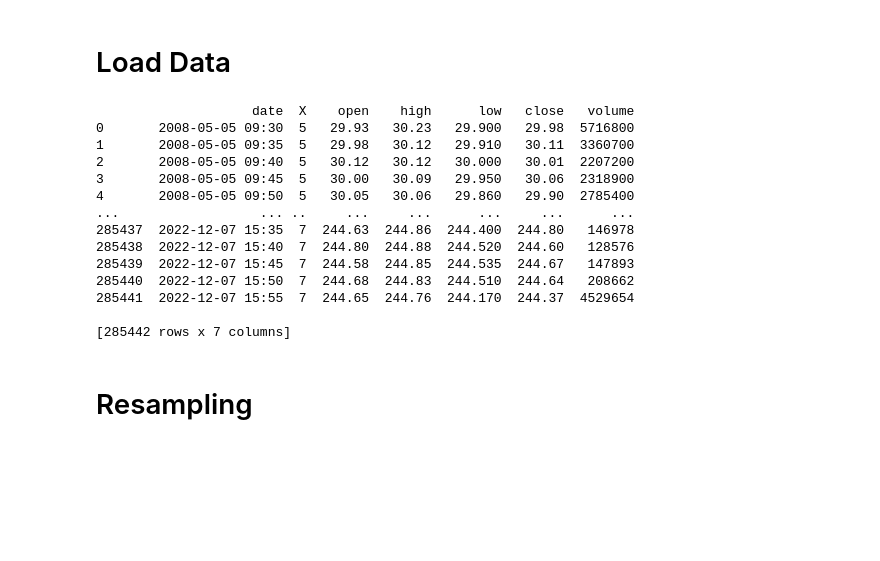
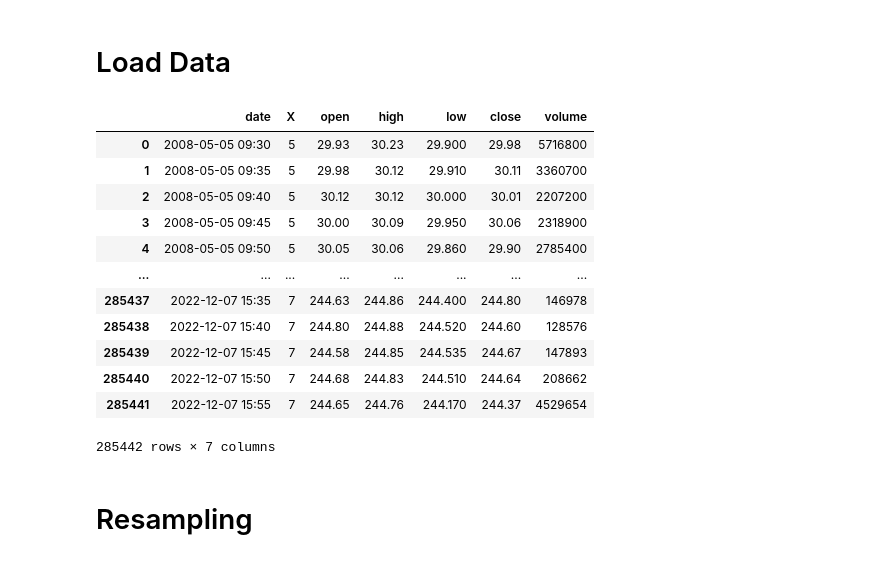
Before and after one commit to Bryce-jrs/ML_Stock_Analysis_MSFT, a Jupyter notebook: stockAnalysisMSFT.ipynb, the cells around one changed output. Drawn from its saved outputs; the diff is of its cells as text; code cells hidden in the pictures; blank space fills up the shorter version.

```diff
--- a/stockAnalysisMSFT.ipynb
+++ b/stockAnalysisMSFT.ipynb
@@ -24,22 +24,21 @@ for dirname, _, filenames in os.walk('./'):
 # Load Data
 # %%
 df = pd.read_csv('./MSFT_chart.csv')
-print(df)
+df
 # %% [output]
+|  | date | X | open | high | low | close | volume |
+| 0 | 2008-05-05 09:30 | 5 | 29.93 | 30.23 | 29.900 | 29.98 | 5716800 |
+| 1 | 2008-05-05 09:35 | 5 | 29.98 | 30.12 | 29.910 | 30.11 | 3360700 |
+| 2 | 2008-05-05 09:40 | 5 | 30.12 | 30.12 | 30.000 | 30.01 | 2207200 |
+| 3 | 2008-05-05 09:45 | 5 | 30.00 | 30.09 | 29.950 | 30.06 | 2318900 |
+| 4 | 2008-05-05 09:50 | 5 | 30.05 | 30.06 | 29.860 | 29.90 | 2785400 |
+| ... | ... | ... | ... | ... | ... | ... | ... |
+| 285437 | 2022-12-07 15:35 | 7 | 244.63 | 244.86 | 244.400 | 244.80 | 146978 |
+| 285438 | 2022-12-07 15:40 | 7 | 244.80 | 244.88 | 244.520 | 244.60 | 128576 |
+| 285439 | 2022-12-07 15:45 | 7 | 244.58 | 244.85 | 244.535 | 244.67 | 147893 |
+| 285440 | 2022-12-07 15:50 | 7 | 244.68 | 244.83 | 244.510 | 244.64 | 208662 |
+| 285441 | 2022-12-07 15:55 | 7 | 244.65 | 244.76 | 244.170 | 244.37 | 4529654 |
-                    date  X    open    high      low   close   volume
-0       2008-05-05 09:30  5   29.93   30.23   29.900   29.98  5716800
-1       2008-05-05 09:35  5   29.98   30.12   29.910   30.11  3360700
-2       2008-05-05 09:40  5   30.12   30.12   30.000   30.01  2207200
-3       2008-05-05 09:45  5   30.00   30.09   29.950   30.06  2318900
-4       2008-05-05 09:50  5   30.05   30.06   29.860   29.90  2785400
-...                  ... ..     ...     ...      ...     ...      ...
-285437  2022-12-07 15:35  7  244.63  244.86  244.400  244.80   146978
-285438  2022-12-07 15:40  7  244.80  244.88  244.520  244.60   128576
-285439  2022-12-07 15:45  7  244.58  244.85  244.535  244.67   147893
-285440  2022-12-07 15:50  7  244.68  244.83  244.510  244.64   208662
-285441  2022-12-07 15:55  7  244.65  244.76  244.170  244.37  4529654
-
-[285442 rows x 7 columns]
+285442 rows × 7 columns
 # %% [markdown]
 # Resampling
 # %%
```
Also changed, not shown: parts of 9 cells of this notebook.
